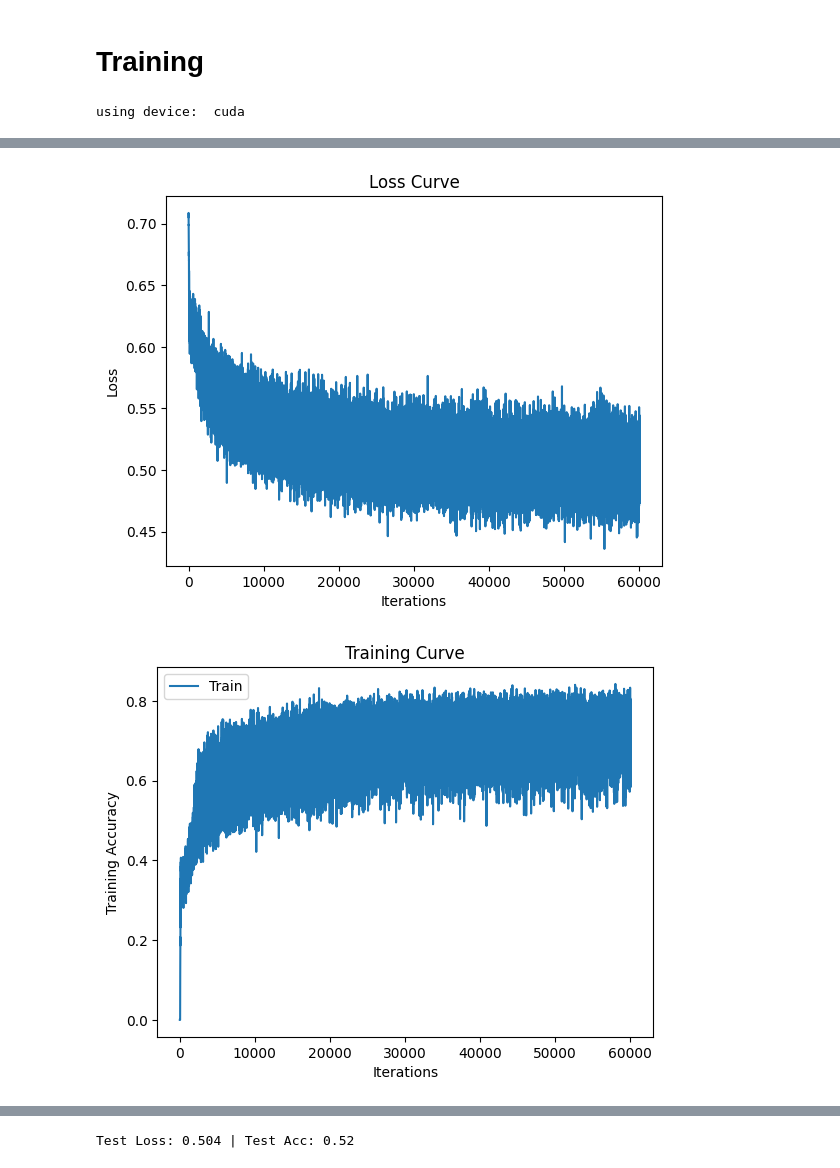
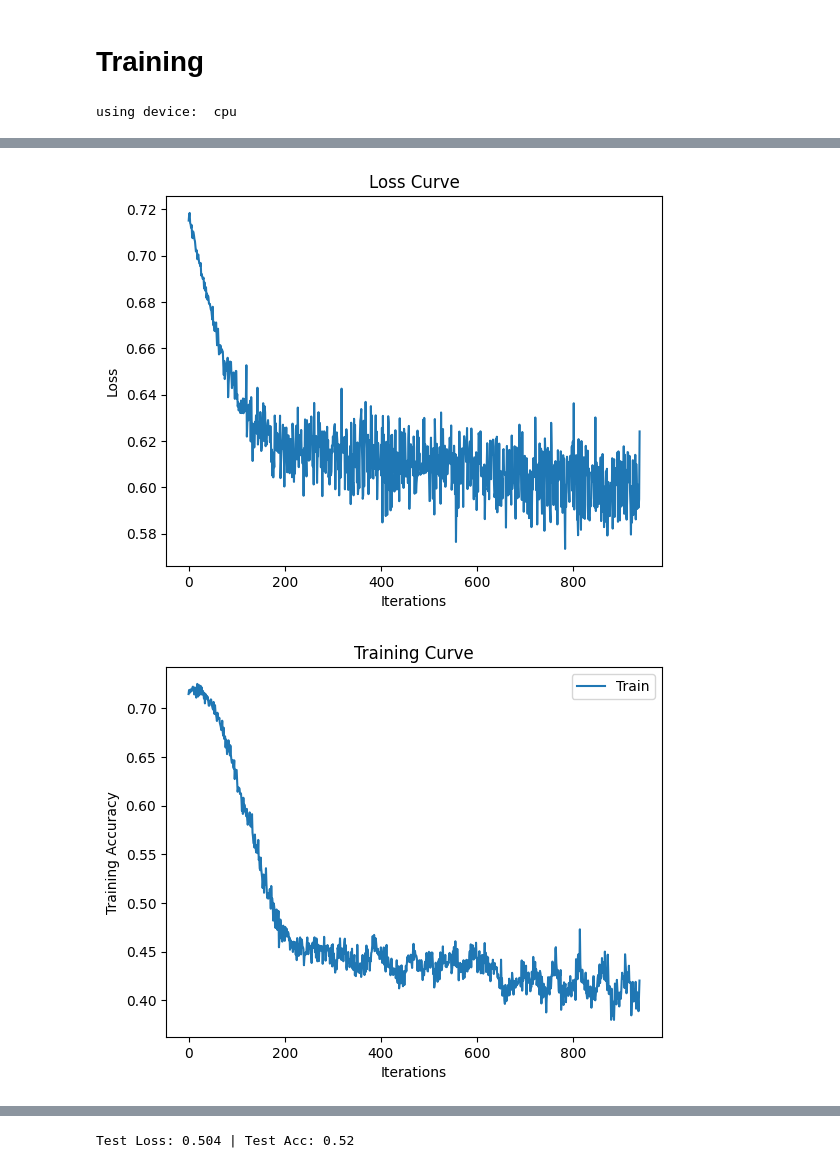
Before and after one commit to AngelinaZhai/epai-sentiment-of-tweets, a Jupyter notebook: EPAI_sentiment_analysis.ipynb, the cells around one changed output, grey strips where cells are left out. Drawn from its saved outputs; the diff is of its cells as text; code cells hidden in the pictures.

Commit message:
Implemented MSE accuracy (not sure if correct)
- Implemented scaled MSE accuracy
- May need to double check if # of class labels needs to be taken into consideration

```diff
--- a/EPAI_sentiment_analysis.ipynb
+++ b/EPAI_sentiment_analysis.ipynb
@@ -337,7 +325,4 @@ class NETWORK(nn.Module):
 # %%
-def sigmoid(x):
-    return 1 / (1 + np.exp(-x))
-
 def evaluate(net, loader, criterion):
     """ Evaluate the network on the validation set.
 
@@ -361,15 +346,6 @@ def evaluate(net, loader, criterion):
         loss.backward()
     return_loss = float(loss)
     return return_loss
-
-
-def get_f1_accuracy(label, pred):
-    pred = pred.detach().numpy()
-    label = label.detach().numpy()
-    pred = sigmoid(pred)
-    pred = np.where(pred >= 0.6, 1, 0)
-    label = np.where(label >= 0.6, 1, 0)
-    return f1_score(label, pred, average='macro', zero_division=0)
 
 # def get_val_accuracy(net, valid_loader):
 
@@ -413,7 +389,8 @@ def train_net(net, device, batch_size=150, learning_rate=0.005, epochs=6):
             optimizer.zero_grad()
             output = net(text)
             # train_acc.append(get_f1_accuracy(labels.cpu(), sigmoid(output.cpu().detach())))
-            train_acc.append(get_f1_accuracy(labels.cpu(), output.cpu()))
+            # train_acc.append(get_f1_accuracy(labels.cpu(), output.cpu()))
+            train_acc.append(get_mse_accuracy(output.cpu(), labels.cpu()))
             loss = criterion(output, labels)
             loss.backward()
             optimizer.step()
@@ -440,7 +417,8 @@ def train_net(net, device, batch_size=150, learning_rate=0.005, epochs=6):
             text = text.to(device)
             labels = labels.to(device)
             val_pred = net(text)
-            val_acc.append(get_f1_accuracy(labels.cpu(), val_pred.cpu()))
+            # val_acc.append(get_f1_accuracy(labels.cpu(), val_pred.cpu()))
+            val_acc.append(get_mse_accuracy(val_pred.cpu(), labels.cpu()))
             val_loss = criterion(val_pred, labels)
             val_loss.backward()
             valid_loss.append(float(val_loss))
@@ -502,7 +480,7 @@ N_LAYERS = 2 #number of stacked RNN type layers. Please note that this is not th
 BIDIRECTIONAL = True #whether to use a bidirectional network
 DROPOUT = 0.35
 LEARNING_RATE = 0.00075 #learning rate for the optimizer
-EPOCHS = 64 #number of epochs to train the network
+EPOCHS = 1 #number of epochs to train the network
 BATCH_SIZE = 100 #size of the batches, which is the number of samples to be propagated through the network
 
 #activate GPU
@@ -520,4 +498,4 @@ model.to(device)
 #train the network
 train_net(model, device, BATCH_SIZE, LEARNING_RATE, EPOCHS)
 # %% [output]
-using device:  cuda
+using device:  cpu
@@ -540,3 +505,3 @@ Epoch 64: loss: 0.6518354415893555, Training Accuracy: 0.17527131782945737 | Val
 Plotting...
-[figure, old version]
+[figure, new version]
-[figure, old version]
+[figure, new version]
```
Also changed, not shown: parts of 9 cells of this notebook.
